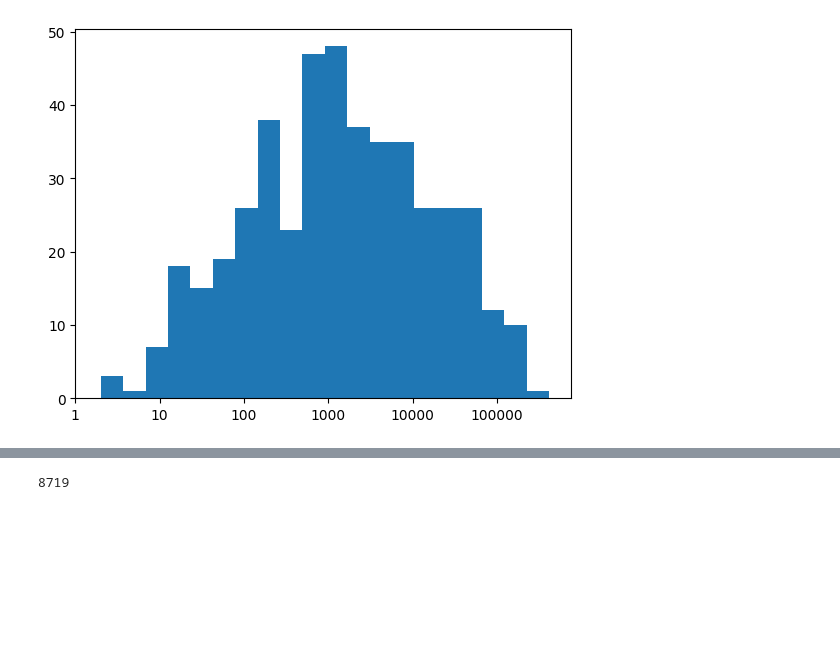
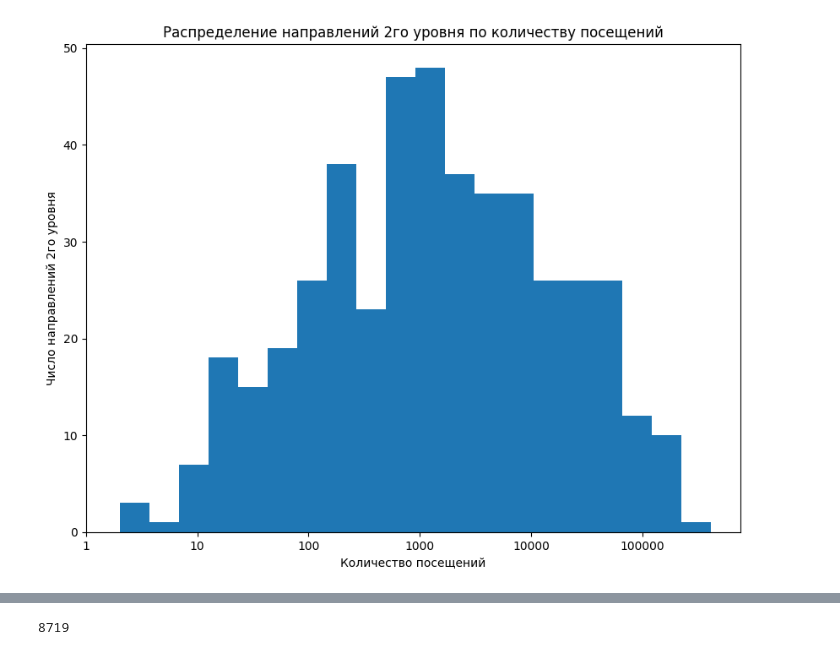
Before and after one commit to immichail/ltcLongevity, a Jupyter notebook: dataLooker.ipynb, the cells around one changed output, grey strips where cells are left out. Cells and saved outputs as stored; diff of their text form; code cells hidden in the pictures; blank space fills up the shorter version.

```diff
--- a/dataLooker.ipynb
+++ b/dataLooker.ipynb
@@ -81,8 +94,21 @@ _ = plt.xticks(range(math.ceil(_[1].max())), [10 ** x for x in range(math.ceil(_
 # %%
+plt.figure(figsize = (10, 7.5))
+
 _ = plt.hist(np.log10(df.groupby('d3LevelId').agg({'userId': 'count'})['userId']), bins = 20)
 _ = plt.xticks(range(math.ceil(_[1].max())), [10 ** x for x in range(math.ceil(_[1].max()))])
+
+plt.title('Распределение направлений 2го уровня по количеству посещений')
+plt.ylabel("Число направлений 2го уровня")
+plt.xlabel("Количество посещений")
+plt.savefig('./out/d3LevelHist.png')
+
+dfOut = df.groupby('d3LevelId').agg({'userId': 'count'}).reset_index()
+dfOut['d3LevelName'] = dfOut['d3LevelId'].apply(lambda x: d3LevelNamesReverse[x])
+
+dfOut = dfOut[['d3LevelName', 'userId']].rename(columns = {'d3LevelName': "Название", "userId": "Число посещений"})
+dfOut.to_csv('./out/d3LevelHist.csv')
 # %% [output]
-[figure, old version]
+[figure, new version]
 # %%
 x = sorted(df.groupby('d2LevelId').agg({'userId': 'count'})['userId'])[::-1]
 xSum = sum(x)
```
Also changed, not shown: parts of 24 cells of this notebook, 16 other files.
